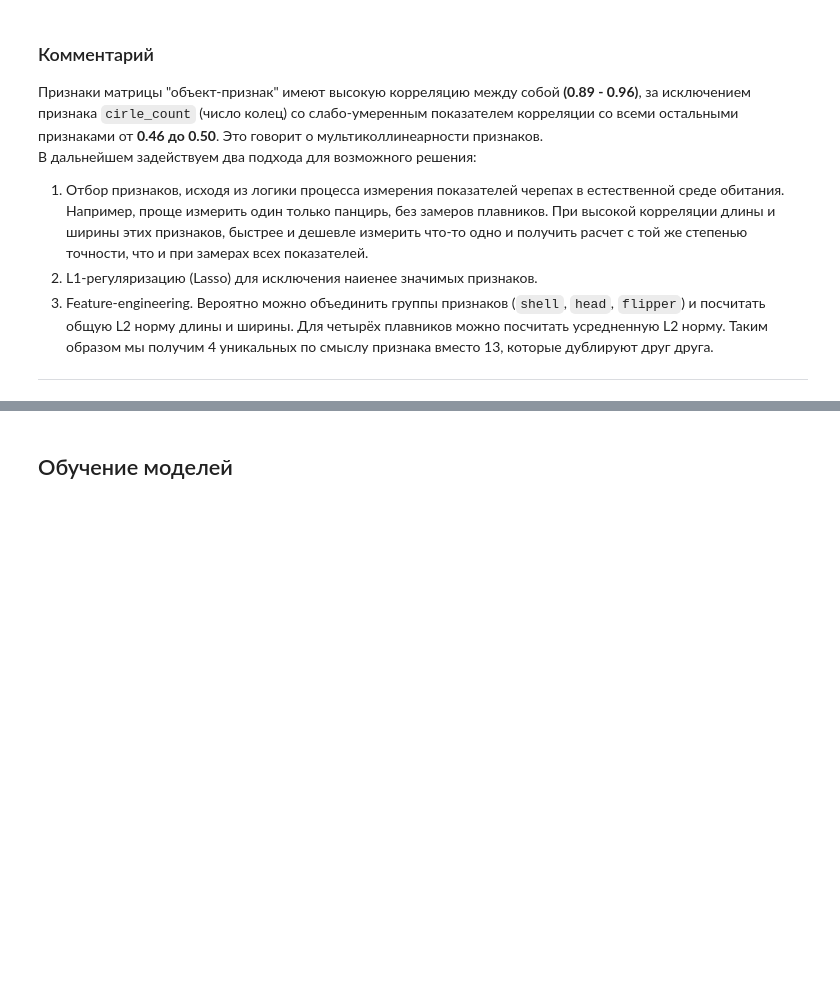
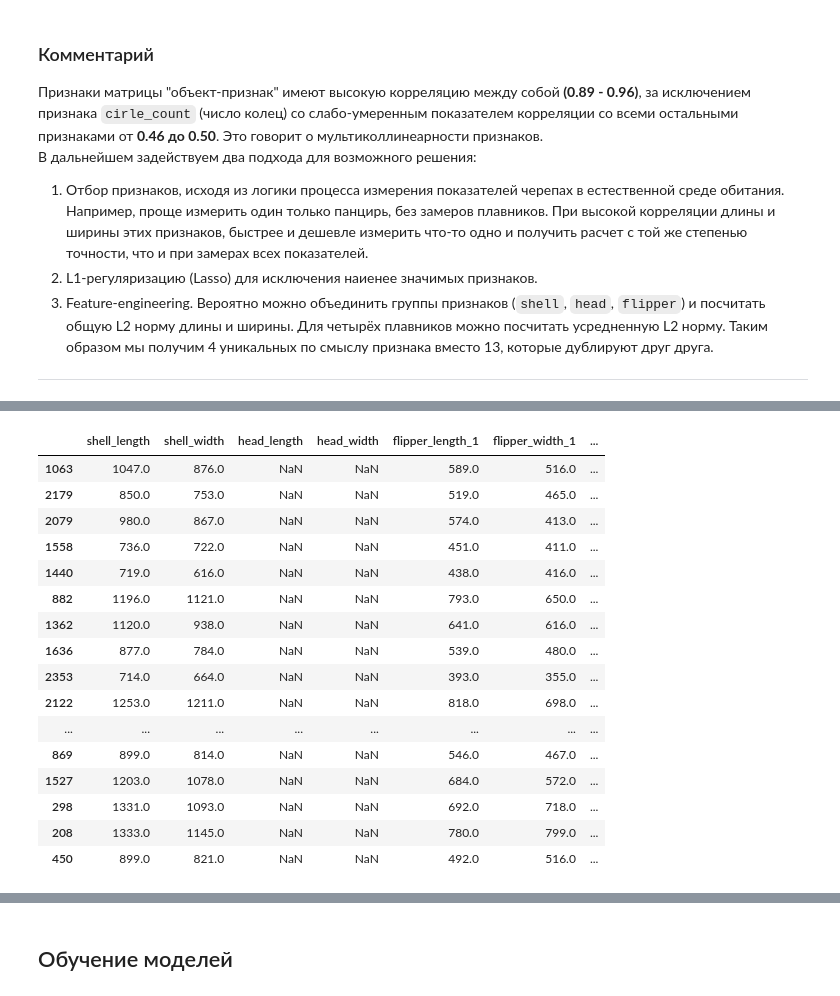
Before and after one commit to TemaQDX/project_turtle, a Jupyter notebook: project_turtle_sprint_10_Artem_Burov.ipynb, the cells around one changed output, grey strips where cells are left out. Saved outputs shown, nothing was run; the diff lists cells and outputs as text; code cells hidden in the pictures; blank space fills up the shorter version.

```diff
--- a/project_turtle_sprint_10_Artem_Burov.ipynb
+++ b/project_turtle_sprint_10_Artem_Burov.ipynb
@@ -608,0 +697,20 @@ ___________
+# %%
+X_train[X_train['head_length'].isna()]
+# %% [output]
+|  | shell_length | shell_width | head_length | head_width | flipper_length_1 | flipper_width_1 | ... |
+| 1063 | 1047.0 | 876.0 | NaN | NaN | 589.0 | 516.0 | ... |
+| 2179 | 850.0 | 753.0 | NaN | NaN | 519.0 | 465.0 | ... |
+| 2079 | 980.0 | 867.0 | NaN | NaN | 574.0 | 413.0 | ... |
+| 1558 | 736.0 | 722.0 | NaN | NaN | 451.0 | 411.0 | ... |
+| 1440 | 719.0 | 616.0 | NaN | NaN | 438.0 | 416.0 | ... |
+| 882 | 1196.0 | 1121.0 | NaN | NaN | 793.0 | 650.0 | ... |
+| 1362 | 1120.0 | 938.0 | NaN | NaN | 641.0 | 616.0 | ... |
+| 1636 | 877.0 | 784.0 | NaN | NaN | 539.0 | 480.0 | ... |
+| 2353 | 714.0 | 664.0 | NaN | NaN | 393.0 | 355.0 | ... |
+| 2122 | 1253.0 | 1211.0 | NaN | NaN | 818.0 | 698.0 | ... |
+| ... | ... | ... | ... | ... | ... | ... | ... |
+| 869 | 899.0 | 814.0 | NaN | NaN | 546.0 | 467.0 | ... |
+| 1527 | 1203.0 | 1078.0 | NaN | NaN | 684.0 | 572.0 | ... |
+| 298 | 1331.0 | 1093.0 | NaN | NaN | 692.0 | 718.0 | ... |
+| 208 | 1333.0 | 1145.0 | NaN | NaN | 780.0 | 799.0 | ... |
+| 450 | 899.0 | 821.0 | NaN | NaN | 492.0 | 516.0 | ... |
```
Also changed, not shown: parts of 39 cells of this notebook.
